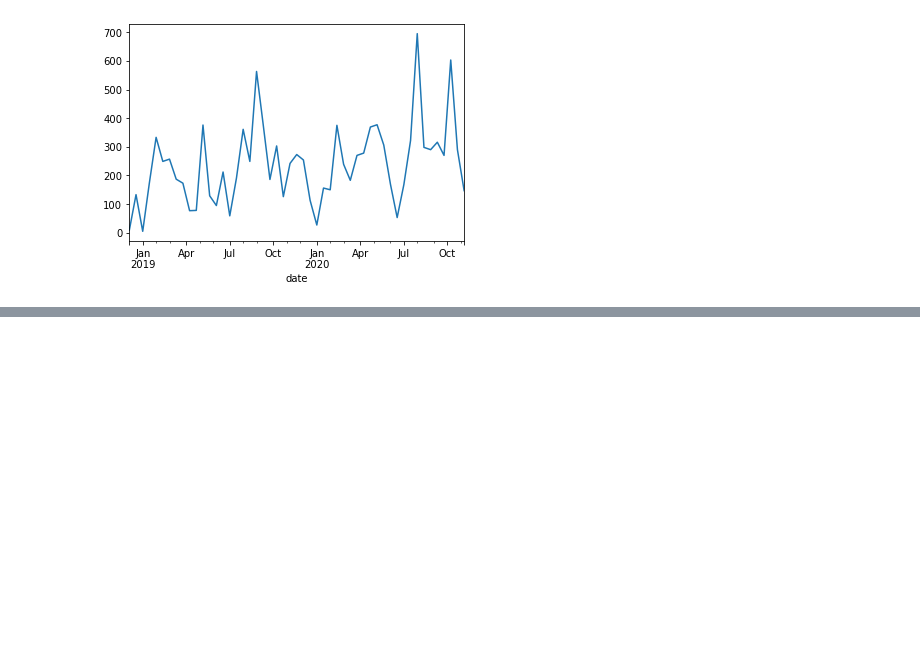
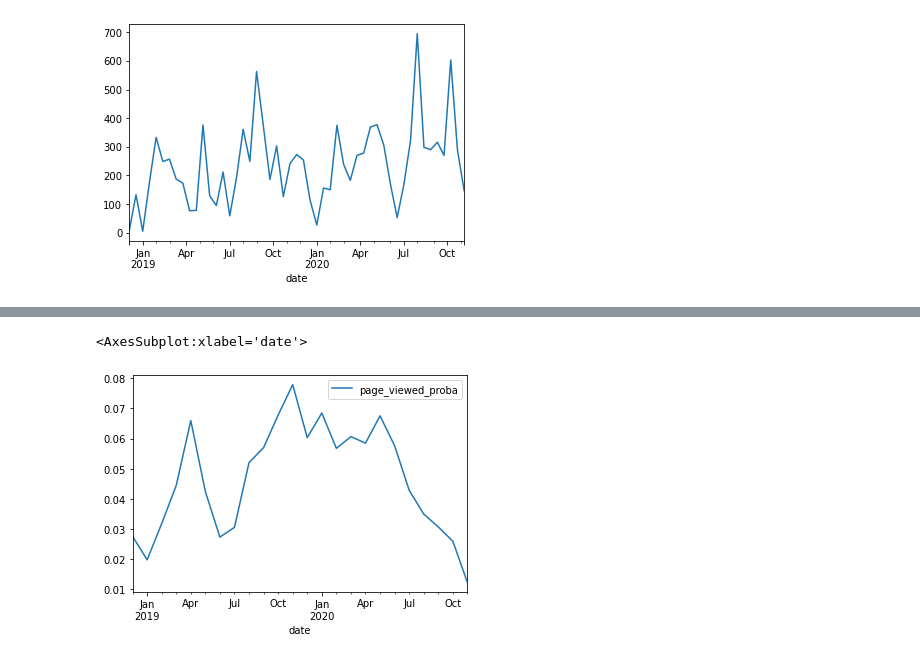
Before and after one commit to matt-c-knight/anomaly-detection-exercises, a Jupyter notebook: time_series_anomaly_detection.ipynb, the cells around one changed output, grey strips where cells are left out. Cells and saved outputs as stored; diff of their text form; code cells hidden in the pictures; blank space fills up the shorter version.

```diff
--- a/time_series_anomaly_detection.ipynb
+++ b/time_series_anomaly_detection.ipynb
@@ -615,0 +707,22 @@ Name: ip, dtype: int64
+# %%
+page_probs = newer_df.groupby('page_viewed').size().div(len(newer_df))
+
+day_given_page = pd.DataFrame(newer_df.groupby(['page_viewed', 'day']).\
+                               size().div(len(newer_df)).\
+                               div(page_probs,
+                                   axis=0,
+                                   level='page_viewed').\
+                               reset_index().\
+                               rename(index=str,
+                                      columns={0: 'proba_day_given_page_viewed'})
+                              )
+# %%
+page_day_count = pd.DataFrame(newer_df.groupby(['page_viewed', 'day'])['ip'].\
+                                count().reset_index().\
+                                rename(index=str,
+                                       columns={'ip': 'page_day_count'}))
+
+
+page_day = day_given_page.merge(page_day_count)
+# %%
+newer_df = newer_df.reset_index().merge(page_day, on=['page_viewed', 'day'], how='left').fillna(value=0).set_index('date')
@@ -615,0 +775,7 @@ Name: ip, dtype: int64
+# %%
+ndf = newer_df[['page_viewed_proba']]
+# %%
+ndf.resample('M').mean().plot()
+# %% [output]
+<AxesSubplot:xlabel='date'>
+[figure, added]
```
Also changed, not shown: parts of 75 cells of this notebook.
